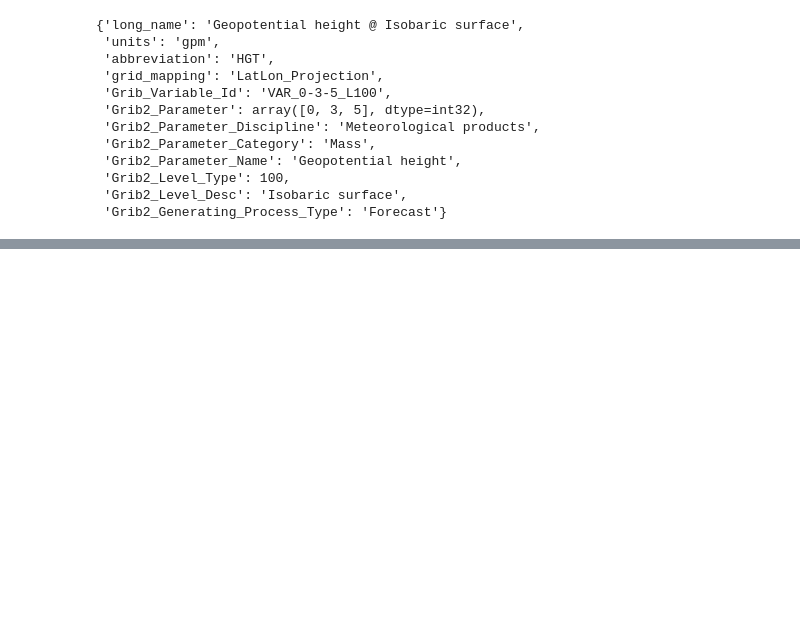
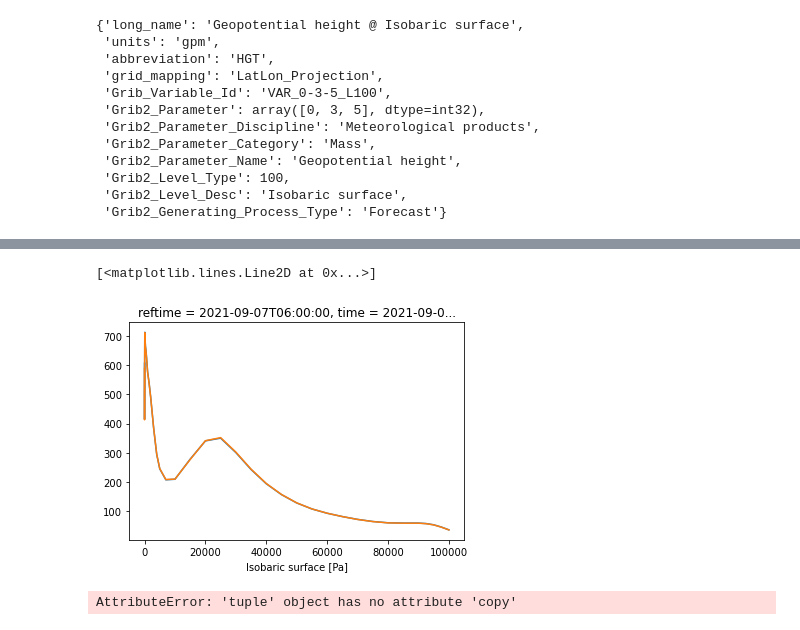
Before and after one commit to ATMOcanes/ATM651, a Jupyter notebook: Files_unsorted/Windspharm_fromGFS.ipynb, the cells around one changed output, grey strips where cells are left out. Drawn from its saved outputs; the diff is of its cells as text; code cells hidden in the pictures; blank space fills up the shorter version.

```diff
--- a/Files_unsorted/Windspharm_fromGFS.ipynb
+++ b/Files_unsorted/Windspharm_fromGFS.ipynb
@@ -422,0 +173,10 @@ zonalmean.plot()
+# %%
+KEdiv = (Vdiv[0]*Vdiv[0] + Vdiv[1]*Vdiv[1])/2
+KErot = (Vrot[0]*Vrot[0] + Vrot[1]*Vrot[1])/2
+
+# Plot KE of Vrot, Vdiv, and total
+(KErot + KEdiv).mean(dim=['lat','lon']).plot()
+KE.mean(dim=['lat','lon']).plot()
+# %% [output]
+[<matplotlib.lines.Line2D at 0x...>]
+[figure, added]
@@ -422,0 +185,16 @@ zonalmean.plot()
+# %%
+Vdivbig = Vdiv.copy()
+Vdivbig[0]= Vdiv[0]*10
+Vdivbig[1]= Vdiv[1]*10
+
+Vtest = Vrot + Vdivbig
+
+KEdivbig = (Vdivbig[0]*Vdivbig[0] + Vdivbig[1]*Vdivbig[1])/2
+KEtest = (Vtest[0]*Vtest[0] + Vtest[1]*Vtest[1])/2
+
+#KEtest.mean(dim=['lat','lon']).plot()
+KEdivbig.mean(dim=['lat','lon']).plot()
+KEdiv.mean(dim=['lat','lon']).plot()
+#KErot.mean(dim=['lat','lon']).plot()
+# %% [output]
+AttributeError: 'tuple' object has no attribute 'copy'
```
Also changed, not shown: parts of 28 cells of this notebook, 3 other files.
